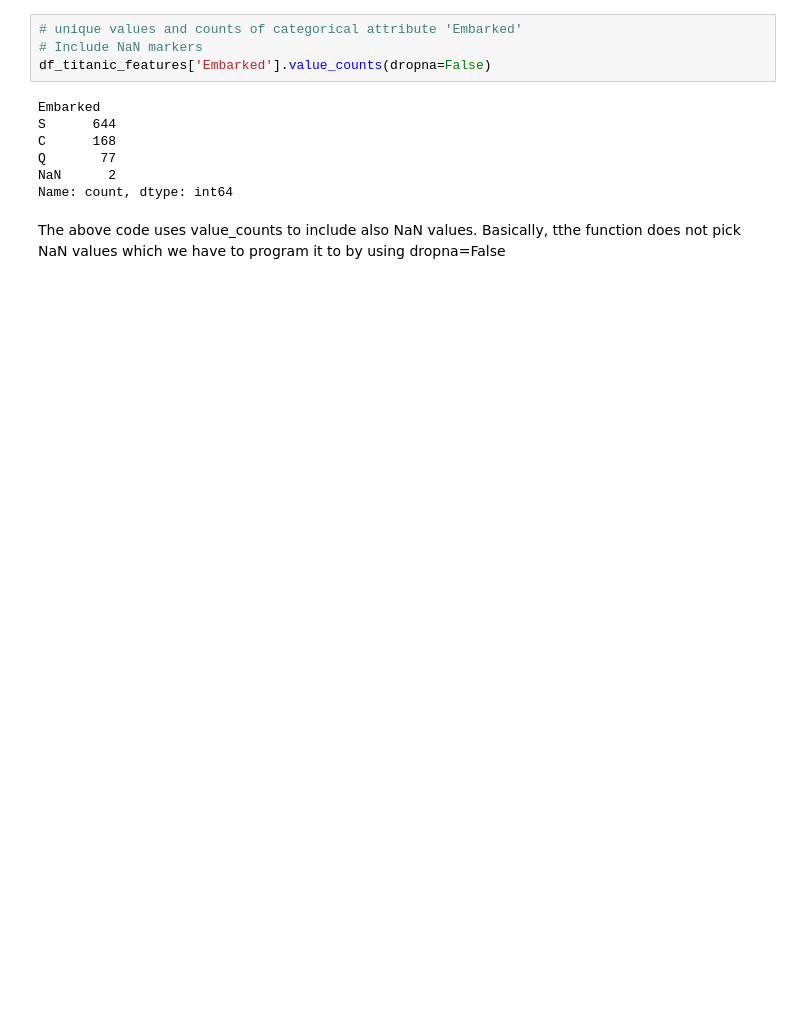
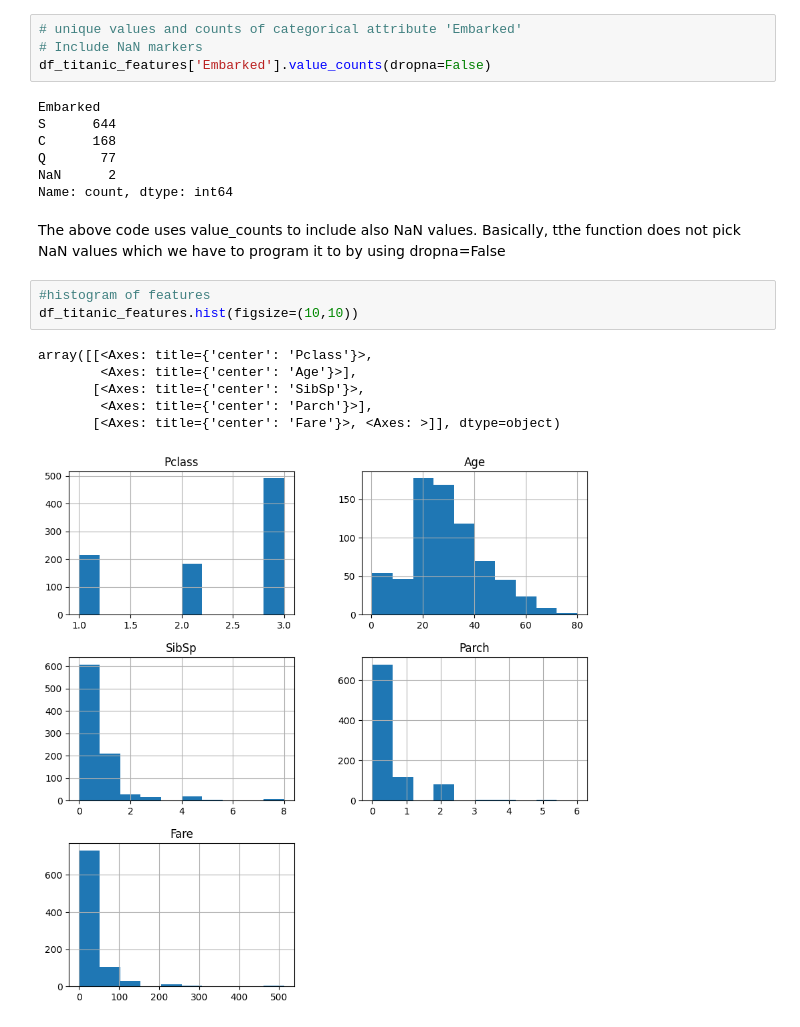
Before and after one commit to CheropS/Titanic, a Jupyter notebook: index.ipynb, the cells around one changed output. Cells and saved outputs as stored; diff of their text form; blank space fills up the shorter version.

```diff
--- a/index.ipynb
+++ b/index.ipynb
@@ -117,3 +128,13 @@ NaN      2
 Name: count, dtype: int64
 # %% [markdown]
 The above code uses value_counts to include also NaN values. Basically, tthe function does not pick NaN values which we have to program it to by using dropna=False
+# %%
+#histogram of features
+df_titanic_features.hist(figsize=(10,10))
+# %% [output]
+array([[<Axes: title={'center': 'Pclass'}>,
+        <Axes: title={'center': 'Age'}>],
+       [<Axes: title={'center': 'SibSp'}>,
+        <Axes: title={'center': 'Parch'}>],
+       [<Axes: title={'center': 'Fare'}>, <Axes: >]], dtype=object)
+[figure, added]
```
Also changed, not shown: parts of 5 cells of this notebook.
